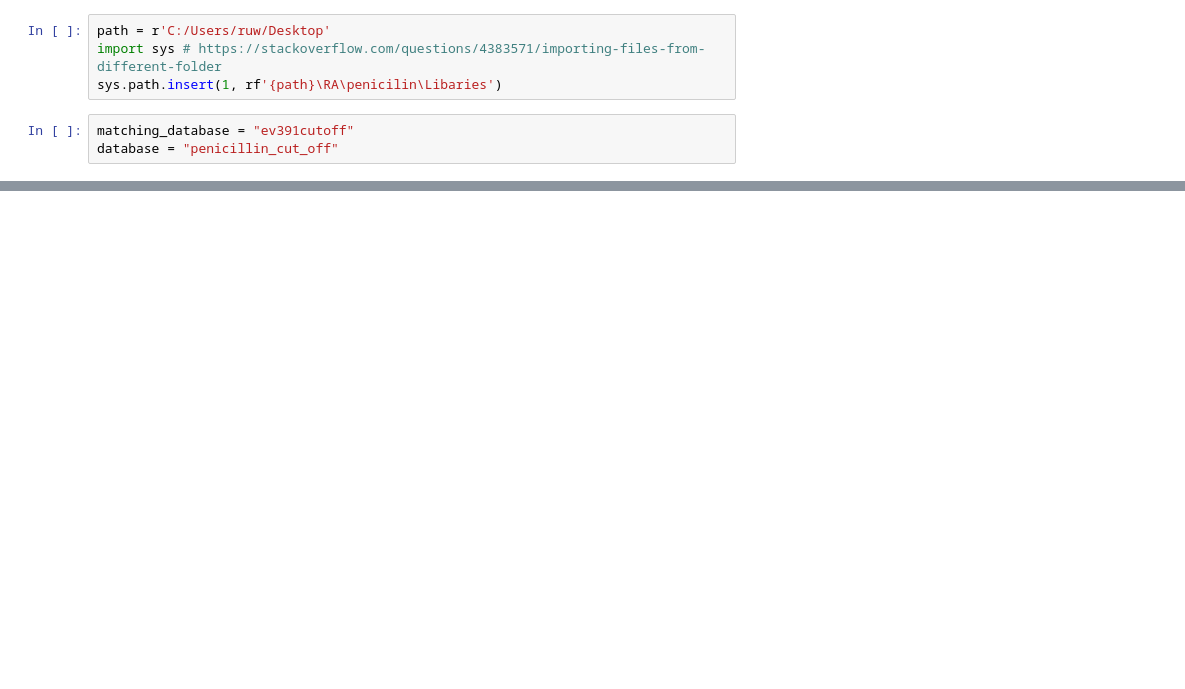
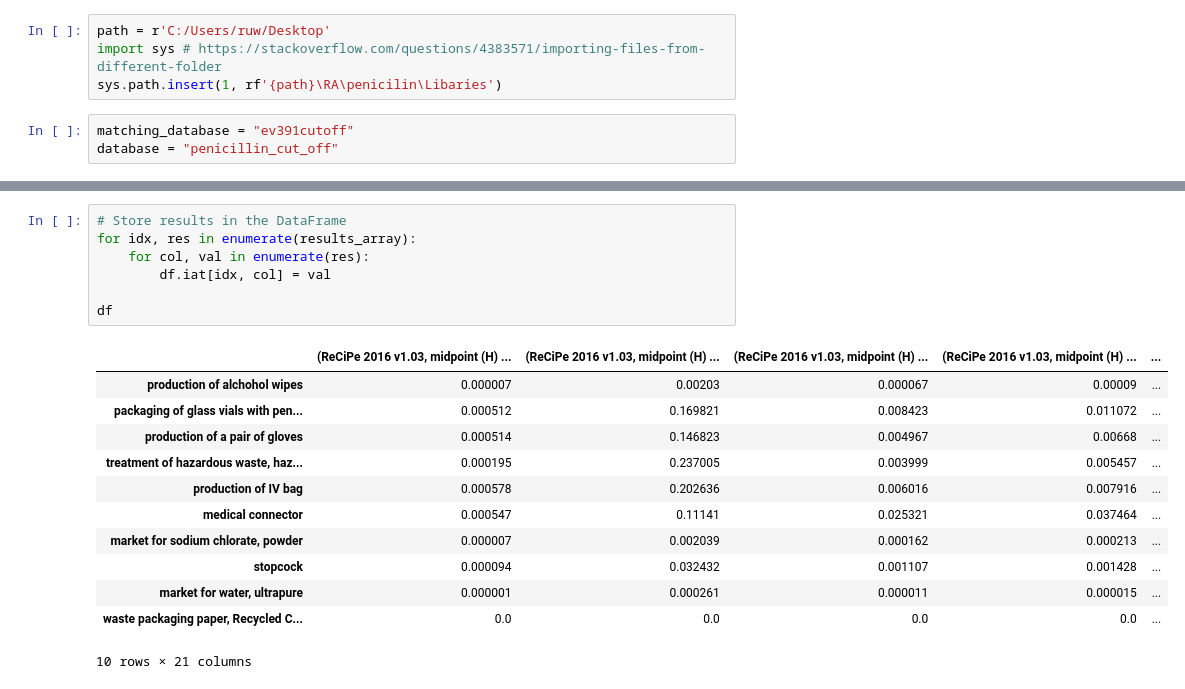
Before and after one commit to RuneWF/penicilin, a Jupyter notebook: Jupyter scripts/playground.ipynb, the cells around one changed output, grey strips where cells are left out. Cells and saved outputs as stored; diff of their text form; blank space fills up the shorter version.

```diff
--- a/Jupyter scripts/playground.ipynb
+++ b/Jupyter scripts/playground.ipynb
@@ -327,0 +120,20 @@ for p, (pen, df) in enumerate(df_res_dct.items()):
+# %%
+# Store results in the DataFrame
+for idx, res in enumerate(results_array):
+    for col, val in enumerate(res):
+        df.iat[idx, col] = val
+
+df
+# %% [output]
+|  | (ReCiPe 2016 v1.03, midpoint (H) ... | (ReCiPe 2016 v1.03, midpoint (H) ... | (ReCiPe 2016 v1.03, midpoint (H) ... | (ReCiPe 2016 v1.03, midpoint (H) ... | ... |
+| production of alchohol wipes | 0.000007 | 0.00203 | 0.000067 | 0.00009 | ... |
+| packaging of glass vials with pen... | 0.000512 | 0.169821 | 0.008423 | 0.011072 | ... |
+| production of a pair of gloves | 0.000514 | 0.146823 | 0.004967 | 0.00668 | ... |
+| treatment of hazardous waste, haz... | 0.000195 | 0.237005 | 0.003999 | 0.005457 | ... |
+| production of IV bag | 0.000578 | 0.202636 | 0.006016 | 0.007916 | ... |
+| medical connector | 0.000547 | 0.11141 | 0.025321 | 0.037464 | ... |
+| market for sodium chlorate, powder | 0.000007 | 0.002039 | 0.000162 | 0.000213 | ... |
+| stopcock | 0.000094 | 0.032432 | 0.001107 | 0.001428 | ... |
+| market for water, ultrapure | 0.000001 | 0.000261 | 0.000011 | 0.000015 | ... |
+| waste packaging paper, Recycled C... | 0.0 | 0.0 | 0.0 | 0.0 | ... |
+10 rows × 21 columns
```
Also changed, not shown: parts of 24 cells of this notebook, 20 other files.
